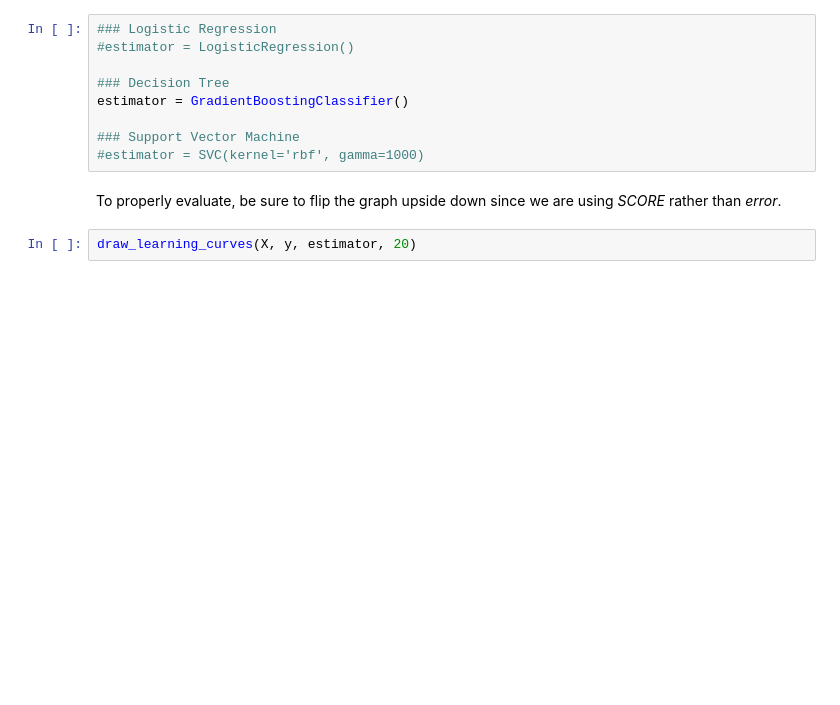
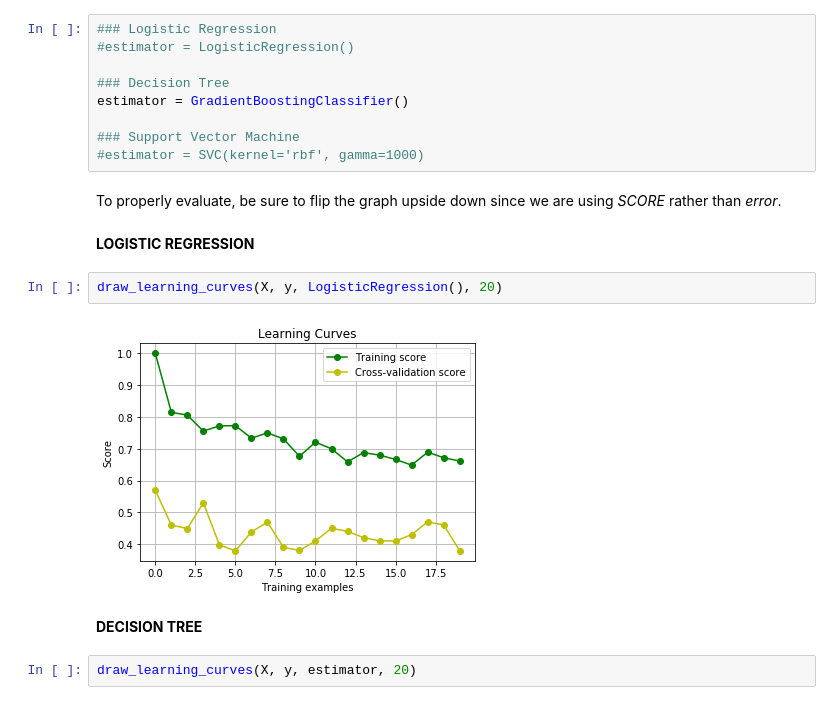
Before and after one commit to rscheiwe/Udacity_Machine_Learning, a Jupyter notebook: machine-learning-master/projects/Misc Code Chunks from Lessons.ipynb, the cells around one changed output. Cells and saved outputs as stored; diff of their text form; blank space fills up the shorter version.

```diff
--- a/machine-learning-master/projects/Misc Code Chunks from Lessons.ipynb
+++ b/machine-learning-master/projects/Misc Code Chunks from Lessons.ipynb
@@ -189,6 +189,14 @@ estimator = GradientBoostingClassifier()
 #estimator = SVC(kernel='rbf', gamma=1000)
 # %% [markdown]
 To properly evaluate, be sure to flip the graph upside down since we are using _SCORE_ rather than _error_.
+# %% [markdown]
+__LOGISTIC REGRESSION__
+# %%
+draw_learning_curves(X, y, LogisticRegression(), 20)
+# %% [output]
+[figure, added]
+# %% [markdown]
+__DECISION TREE__
 # %%
 draw_learning_curves(X, y, estimator, 20)
 # %% [output]
```
Also changed, not shown: parts of 3 cells of this notebook.
